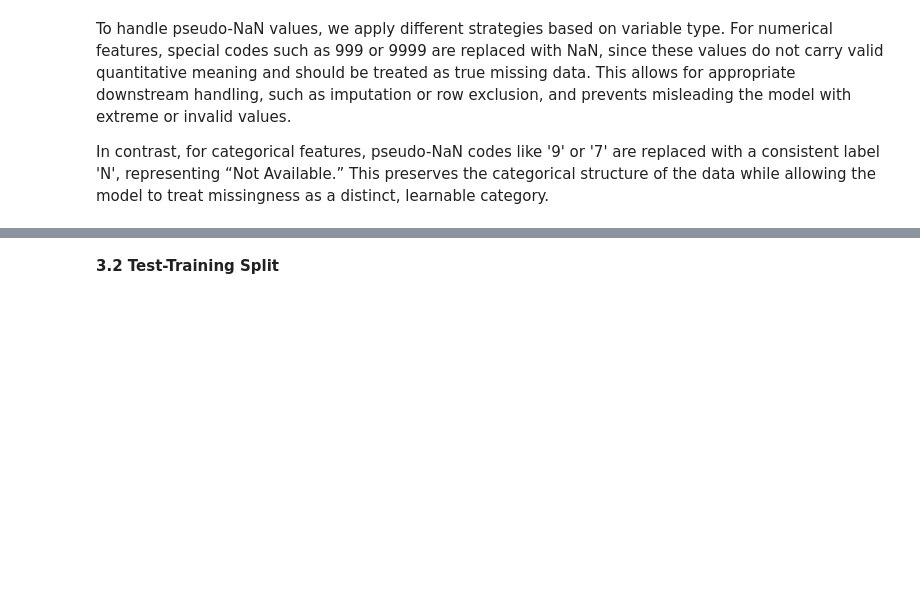
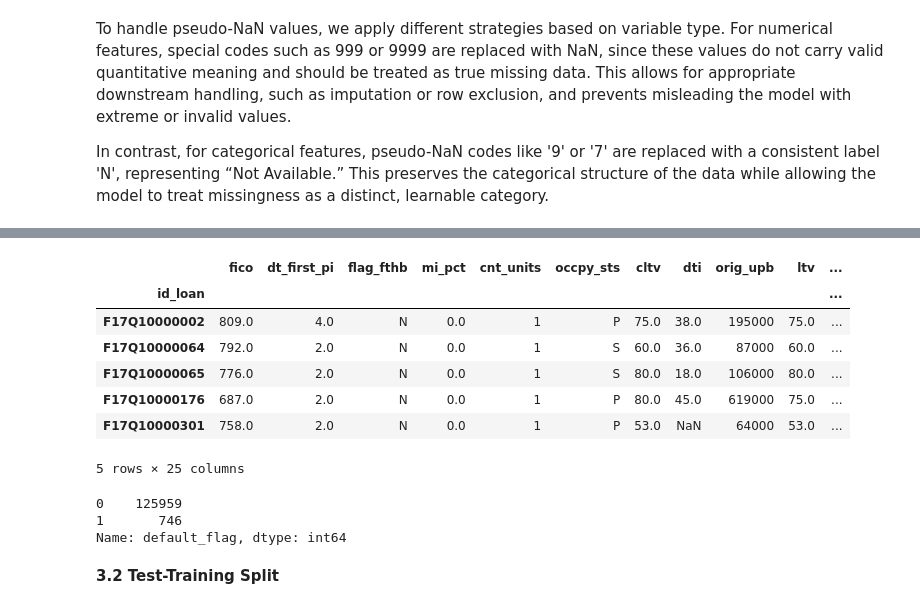
Before and after one commit to JinQiuqi/MLPy-project2, a Jupyter notebook: project2(2).ipynb, the cells around one changed output, grey strips where cells are left out. Saved outputs shown, nothing was run; the diff lists cells and outputs as text; code cells hidden in the pictures; blank space fills up the shorter version.

```diff
--- a/project2(2).ipynb
+++ b/project2(2).ipynb
@@ -209,4 +205,33 @@ print(numerical_features)
 ['fico', 'mi_pct', 'cnt_units', 'cltv', 'dti', 'orig_upb', 'ltv', 'int_rt', 'orig_loan_term']
+# %%
+# 保留未偿还的贷款记录（loan_status == 'active'）
+active_loans = d[d['loan_status'] == 'active'].copy()
+
+# Filter out loans that are still being repaid, keeping only prepaid and defaulted samples
+d = d[d['loan_status'] != 'active'].copy()
+
+# Add a new label column: default = 1, prepaid = 0
+d['default_flag'] = (d['loan_status'] == 'default').astype(int)
+
+# Drop the 'loan_status'
+d.drop(columns=['loan_status'], inplace=True)
+
+d.head()
+# %% [output]
+|  | fico | dt_first_pi | flag_fthb | mi_pct | cnt_units | occpy_sts | cltv | dti | orig_upb | ltv | ... |
+| id_loan |  |  |  |  |  |  |  |  |  |  | ... |
+| F17Q10000002 | 809.0 | 4.0 | N | 0.0 | 1 | P | 75.0 | 38.0 | 195000 | 75.0 | ... |
+| F17Q10000064 | 792.0 | 2.0 | N | 0.0 | 1 | S | 60.0 | 36.0 | 87000 | 60.0 | ... |
+| F17Q10000065 | 776.0 | 2.0 | N | 0.0 | 1 | S | 80.0 | 18.0 | 106000 | 80.0 | ... |
+| F17Q10000176 | 687.0 | 2.0 | N | 0.0 | 1 | P | 80.0 | 45.0 | 619000 | 75.0 | ... |
+| F17Q10000301 | 758.0 | 2.0 | N | 0.0 | 1 | P | 53.0 | NaN | 64000 | 53.0 | ... |
+5 rows × 25 columns
+# %%
+d["default_flag"].value_counts()
+# %% [output]
+0    125959
+1       746
+Name: default_flag, dtype: int64
 # %% [markdown]
 **3.2 Test-Training Split**
 # %%
```
Also changed, not shown: parts of 11 cells of this notebook.
